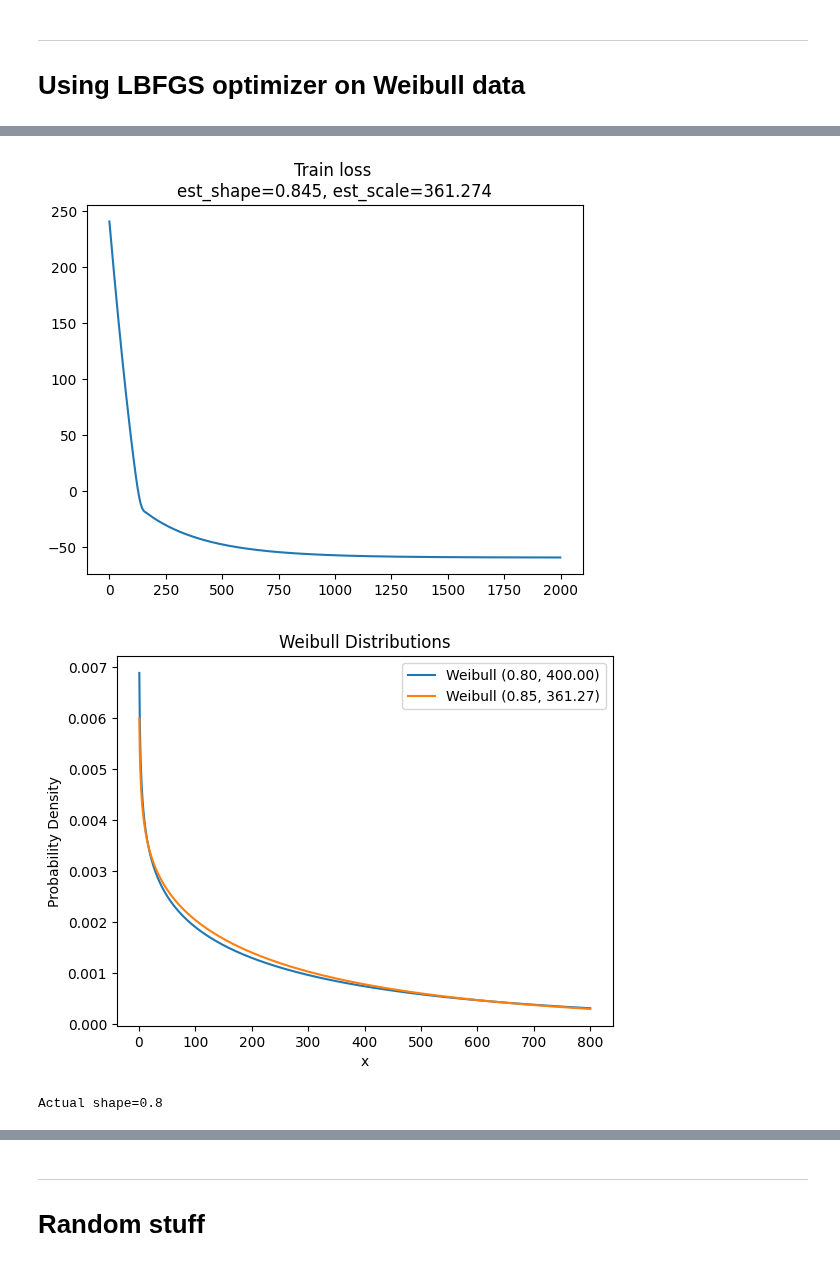
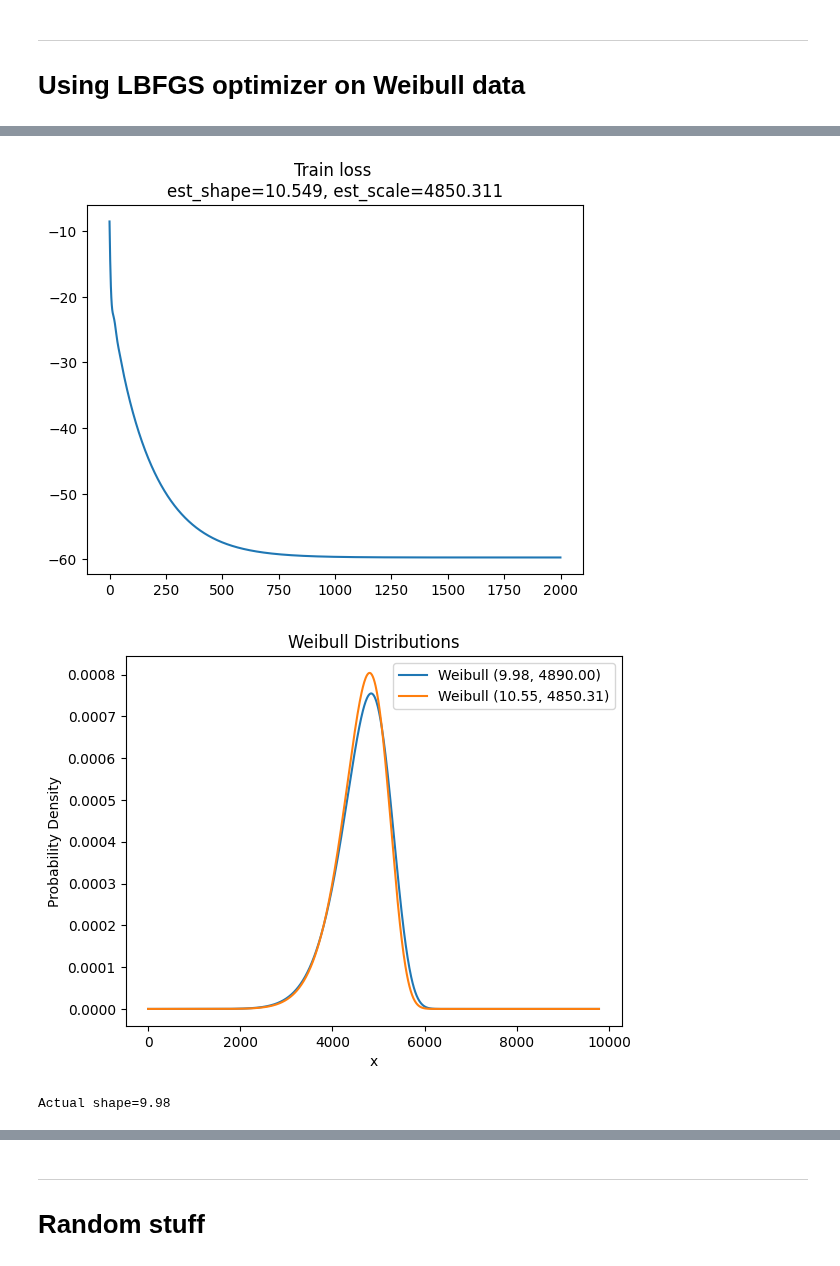
Before and after one commit to nayefahmad/ml-notes, a Jupyter notebook: 2023-05-02-pytorch-distribution-fitting.ipynb, the cells around one changed output, grey strips where cells are left out. Drawn from its saved outputs; the diff is of its cells as text; code cells hidden in the pictures.

```diff
--- a/2023-05-02-pytorch-distribution-fitting.ipynb
+++ b/2023-05-02-pytorch-distribution-fitting.ipynb
@@ -37,8 +40,8 @@ import matplotlib.pyplot as plt
 np.random.seed(2023)
 
 n = 100
-shape = 0.8
-scale = 400
+shape = 9.98
+scale = 4890
 # %%
 #generate points for weibull, set location parameter to 0 - this is 2-parameter because loc is 0
 weibull_data = weibull_min.rvs(c=shape, scale=scale, loc=0, size=n)
@@ -322,8 +327,9 @@ print(f'\nActual params: shape={shape}, scale={scale}')
 print(f'\nabs(actual minus predicted) for shape={np.abs(shape-fitted_params[0].detach().numpy()):.2f}')
 print(f'\nabs(actual minus predicted) for scale={np.abs(scale-fitted_params[1].detach().numpy()):.2f}')
 
+txt = f'Train loss \nest_shape={estimated_shape:.3f}, est_scale={estimated_scale:.3f}'
 plt.plot(losses)
-plt.title(f'Train loss \nest_shape={estimated_shape:.3f}, est_scale={estimated_scale:.3f}')
+plt.title(txt)
 # plt.ylim(bottom=0)
 plt.show()
 
@@ -350,3 +356,3 @@ abs(actual minus predicted) for scale=399.15
-[figure, old version]
+[figure, new version]
-[figure, old version]
+[figure, new version]
-Actual shape=0.8
+Actual shape=9.98
```
Also changed, not shown: parts of 6 cells of this notebook.
